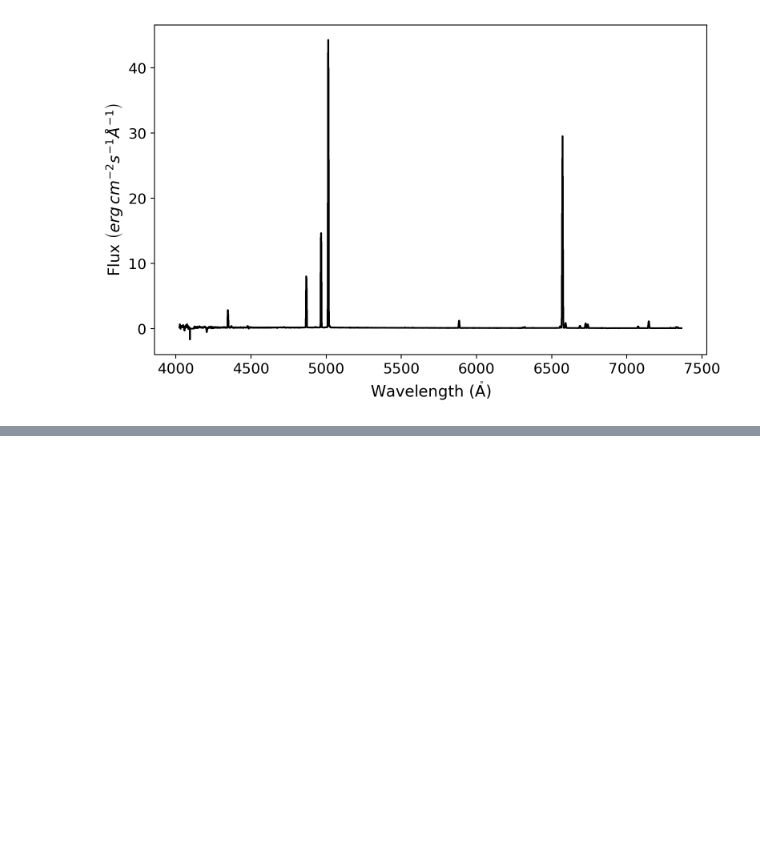
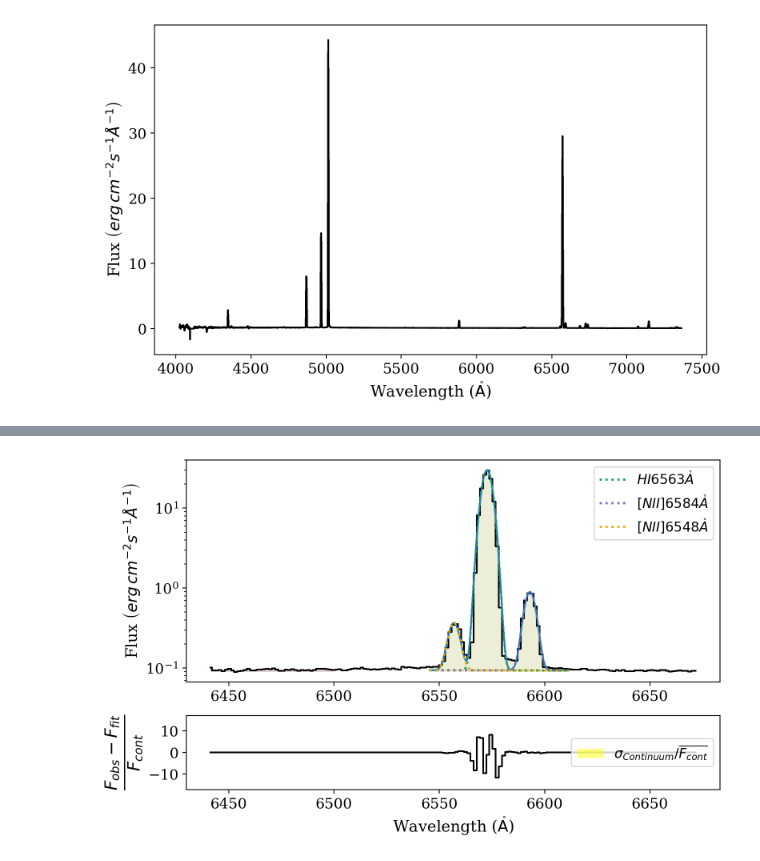
Before and after one commit to blnblnbln/TESIS, a Jupyter notebook: codes/flux.ipynb, the cells around one changed output, grey strips where cells are left out. Saved outputs shown, nothing was run; the diff lists cells and outputs as text; code cells hidden in the pictures; blank space fills up the shorter version.

```diff
--- a/codes/flux.ipynb
+++ b/codes/flux.ipynb
@@ -58,8 +65,11 @@ band_edges2 = np.array([6438.03, 6508.66, 6535.10, 6600.95, 6627.70, 6661.82])
+# %%
+# Fit configuration
+line = 'H1_6563A_b'
+fit_conf = {'H1_6563A_b': 'H1_6563A+N2_6584A+N2_6548A',
+            'N2_6548A_amp': {'expr': 'N2_6584A_amp/2.94'},
+            'N2_6548A_kinem': 'N2_6584A'}
 # %%
-# Run the fitting and plot it
-%matplotlib notebook
-gp_spec.fit.bands(line, band_edges2)
+# New attempt including the fit configuration
+gp_spec.fit.bands(line, band_edges, fit_conf=fit_conf)
 gp_spec.plot.bands()
-
-plt.show()
 # %% [output]
@@ -67,0 +76 @@ plt.show()
+[figure, added]
```
Also changed, not shown: parts of 8 cells of this notebook, 1 other file.
